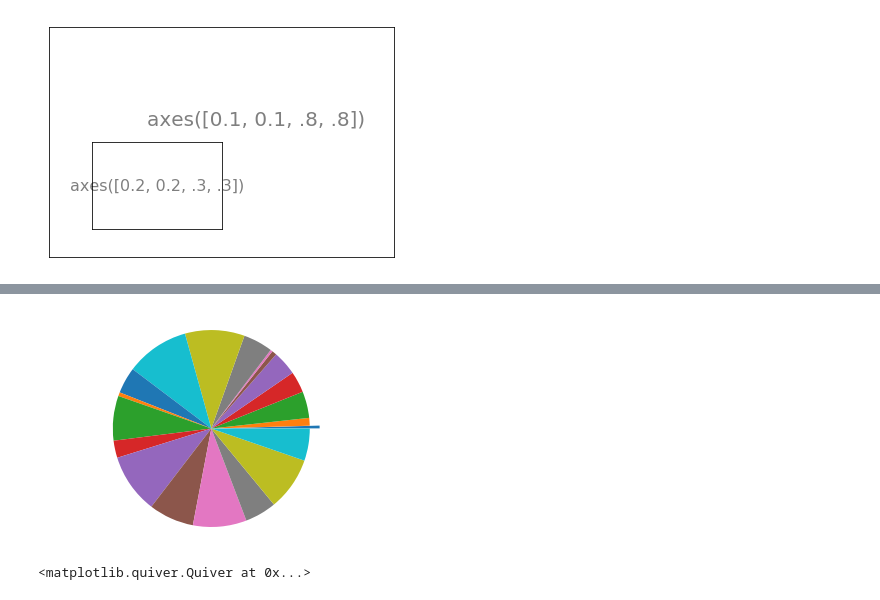
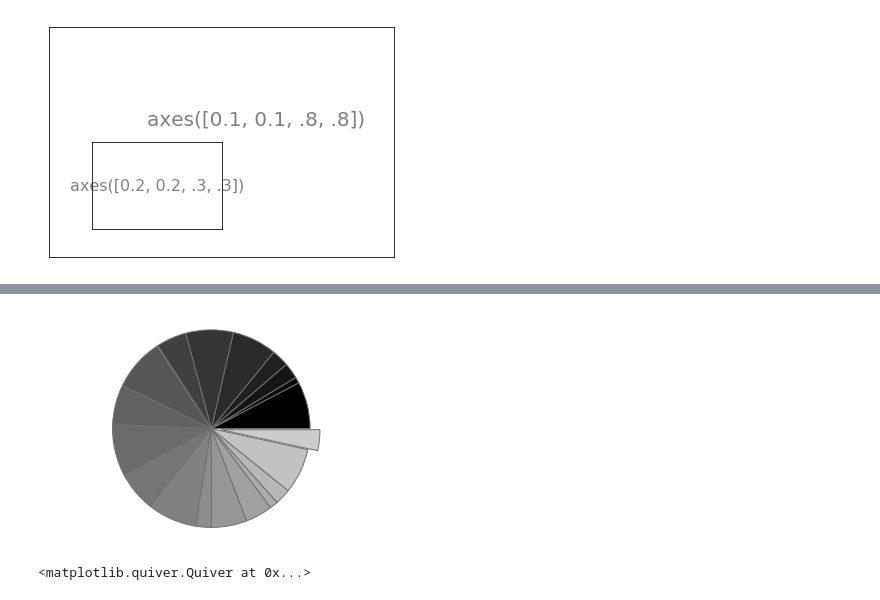
Before and after one commit to polilog/PythonLabs, a Jupyter notebook: lab3.ipynb, the cells around one changed output, grey strips where cells are left out. Saved outputs shown, nothing was run; the diff lists cells and outputs as text; code cells hidden in the pictures.

```diff
--- a/lab3.ipynb
+++ b/lab3.ipynb
@@ -144,14 +196,18 @@ plt.show()
 # %%
 #task 9
 Z = np.random.uniform(0, 1, 20)
 explode = np.zeros_like(Z)
-explode[0] = 0.1
+explode[-1] = 0.1
 fig, ax = plt.subplots()
-ax.pie(Z, explode=explode)
+cmap = plt.cm.gray
+colors = cmap(np.linspace(0.0, 0.8, len(Z)))
+wedges, texts = ax.pie(Z, explode=explode, colors=colors)
+for w in wedges:
+    w.set_edgecolor('#707070')
 ax.axis('equal')
 plt.show()
 # %% [output]
-[figure, old version]
+[figure, new version]
 # %%
 #task 10
 n = 8
```
Also changed, not shown: parts of 12 cells of this notebook, 3 other files.
